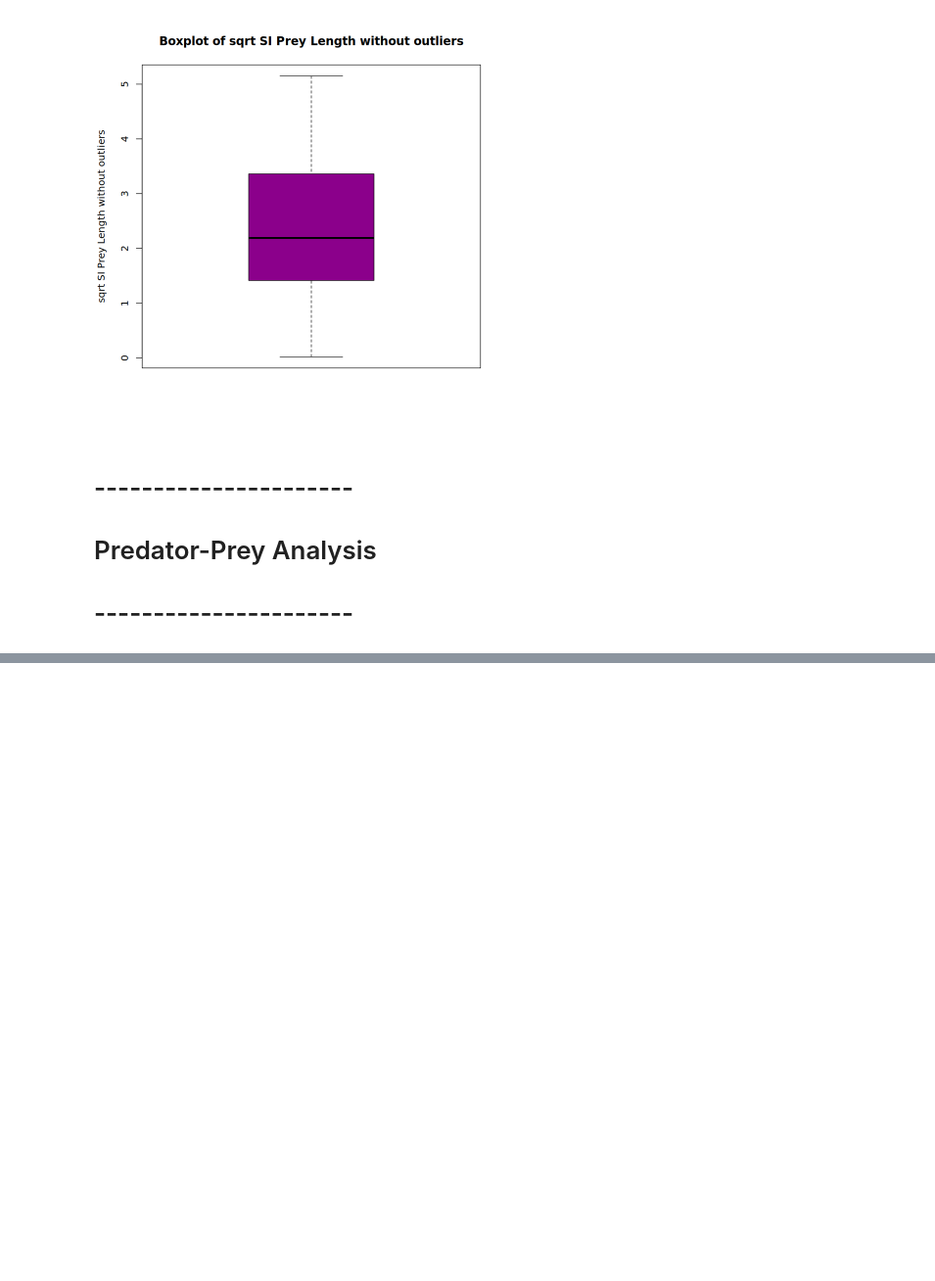
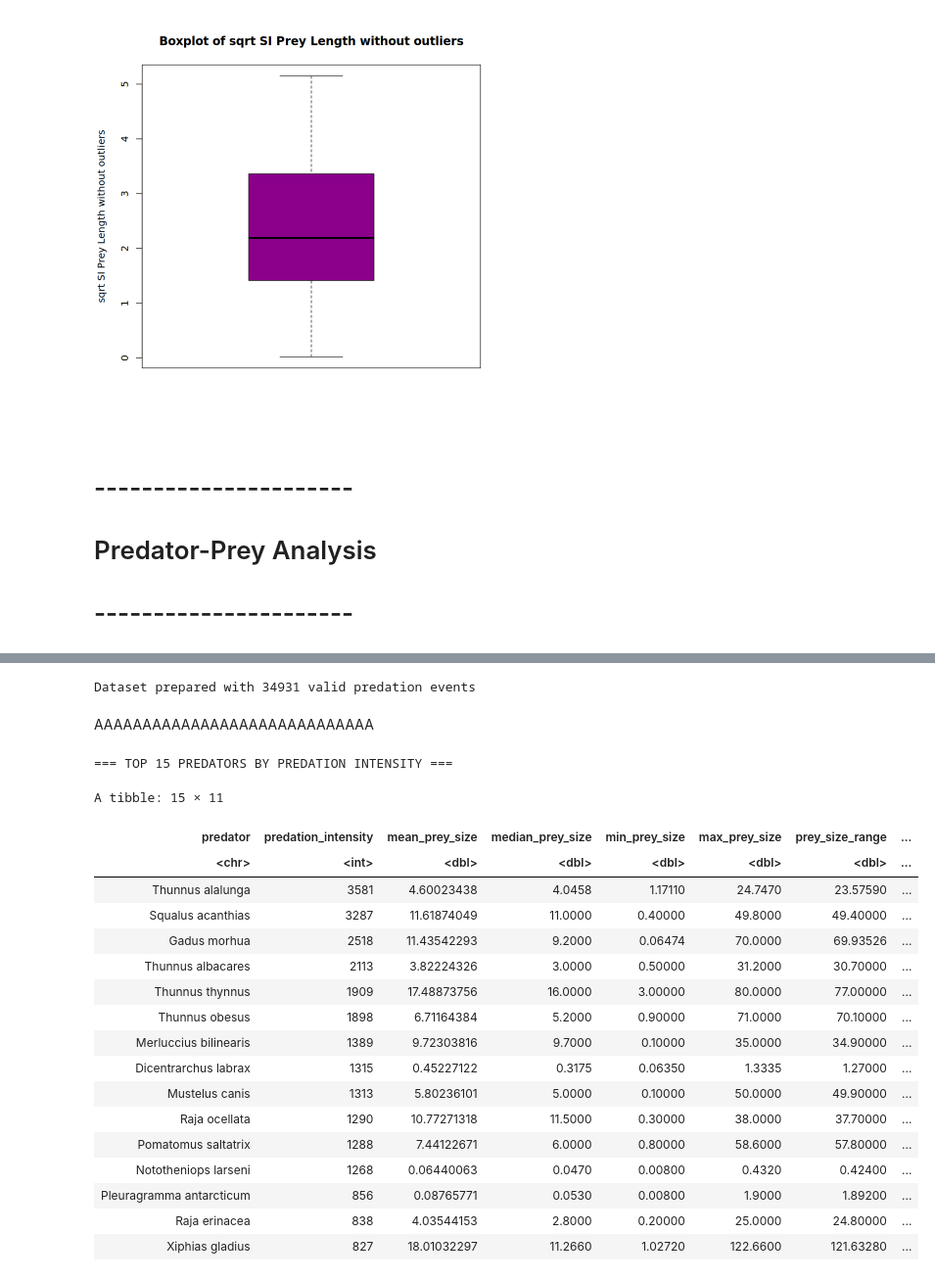
Before and after one commit to zfourati/Predator-and-prey-body-sizes-in-marine-food-webs, a Jupyter notebook: scriptFeryel.ipynb, the cells around one changed output, grey strips where cells are left out. Shown at 98% size. Saved outputs shown, nothing was run; the diff lists cells and outputs as text; code cells hidden in the pictures; blank space fills up the shorter version.

```diff
--- a/scriptFeryel.ipynb
+++ b/scriptFeryel.ipynb
@@ -393,0 +485,75 @@ plot(, sqrt_prey_length_clean,
+# %%
+# 2. Calculate predator-prey size ratios and predation intensity by species
+library(dplyr)
+
+# Create a comprehensive analysis dataset
+predation_analysis <- data_clean %>%
+  mutate(
+    # Calculate predator-prey size ratio
+    size_ratio = si_predator_length / si_prey_length,
+    # Log transform for better analysis
+    log_pred_length = log_predator_length,
+    log_prey_length = log_prey_length,
+    log_size_ratio = log(size_ratio)
+  ) %>%
+  # Remove infinite values and NAs
+  filter(is.finite(size_ratio), !is.na(size_ratio), size_ratio > 0)
+
+cat("Dataset prepared with", nrow(predation_analysis), "valid predation events\n")
+# %% [output]
+Dataset prepared with 34931 valid predation events
+# %% [markdown]
+AAAAAAAAAAAAAAAAAAAAAAAAAAAAA
+# %%
+# 3. Analyze predation patterns by predator species
+predator_analysis <- predation_analysis %>%
+  group_by(predator) %>%
+  summarise(
+    # Predation intensity (number of prey items)
+    predation_intensity = n(),
+
+    # Prey size characteristics
+    mean_prey_size = mean(si_prey_length, na.rm = TRUE), #na.rm=TRUE:  supprimer les valeurs manquantes (NA) avant de réaliser un calcul statistique.
+    median_prey_size = median(si_prey_length, na.rm = TRUE),
+    min_prey_size = min(si_prey_length, na.rm = TRUE),
+    max_prey_size = max(si_prey_length, na.rm = TRUE),
+    prey_size_range = max_prey_size - min_prey_size,
+
+    # Predator size characteristics
+    mean_predator_size = mean(standardised_predator_length, na.rm = TRUE),
+
+    # Size ratio characteristics
+    mean_size_ratio = mean(size_ratio, na.rm = TRUE),
+    median_size_ratio = median(size_ratio, na.rm = TRUE),
+
+    # Prey diversity
+    prey_species_count = n_distinct(prey),
+
+    .groups = 'drop'
+  ) %>%
+  arrange(desc(predation_intensity))
+
+# Show top 15 predators by predation intensity
+cat("=== TOP 15 PREDATORS BY PREDATION INTENSITY ===\n")
+#print(head(predator_analysis, 15))
+View(head(predator_analysis, 15))
+# %% [output]
+=== TOP 15 PREDATORS BY PREDATION INTENSITY ===
+A tibble: 15 × 11
+| predator | predation_intensity | mean_prey_size | median_prey_size | min_prey_size | max_prey_size | prey_size_range | ... |
+| <chr> | <int> | <dbl> | <dbl> | <dbl> | <dbl> | <dbl> | ... |
+| Thunnus alalunga | 3581 | 4.60023438 | 4.0458 | 1.17110 | 24.7470 | 23.57590 | ... |
+| Squalus acanthias | 3287 | 11.61874049 | 11.0000 | 0.40000 | 49.8000 | 49.40000 | ... |
+| Gadus morhua | 2518 | 11.43542293 | 9.2000 | 0.06474 | 70.0000 | 69.93526 | ... |
+| Thunnus albacares | 2113 | 3.82224326 | 3.0000 | 0.50000 | 31.2000 | 30.70000 | ... |
+| Thunnus thynnus | 1909 | 17.48873756 | 16.0000 | 3.00000 | 80.0000 | 77.00000 | ... |
+| Thunnus obesus | 1898 | 6.71164384 | 5.2000 | 0.90000 | 71.0000 | 70.10000 | ... |
+| Merluccius bilinearis | 1389 | 9.72303816 | 9.7000 | 0.10000 | 35.0000 | 34.90000 | ... |
+| Dicentrarchus labrax | 1315 | 0.45227122 | 0.3175 | 0.06350 | 1.3335 | 1.27000 | ... |
+| Mustelus canis | 1313 | 5.80236101 | 5.0000 | 0.10000 | 50.0000 | 49.90000 | ... |
+| Raja ocellata | 1290 | 10.77271318 | 11.5000 | 0.30000 | 38.0000 | 37.70000 | ... |
+| Pomatomus saltatrix | 1288 | 7.44122671 | 6.0000 | 0.80000 | 58.6000 | 57.80000 | ... |
+| Nototheniops larseni | 1268 | 0.06440063 | 0.0470 | 0.00800 | 0.4320 | 0.42400 | ... |
+| Pleuragramma antarcticum | 856 | 0.08765771 | 0.0530 | 0.00800 | 1.9000 | 1.89200 | ... |
+| Raja erinacea | 838 | 4.03544153 | 2.8000 | 0.20000 | 25.0000 | 24.80000 | ... |
+| Xiphias gladius | 827 | 18.01032297 | 11.2660 | 1.02720 | 122.6600 | 121.63280 | ... |
```
Also changed, not shown: parts of 18 cells of this notebook.
